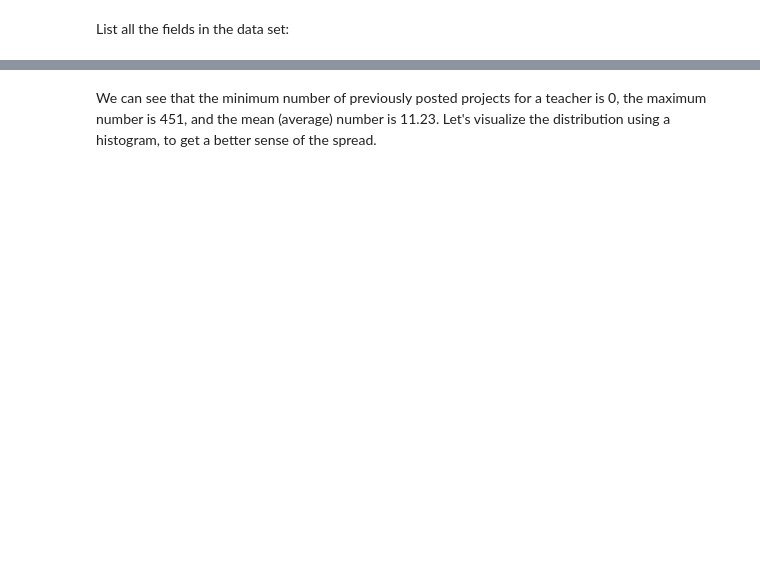
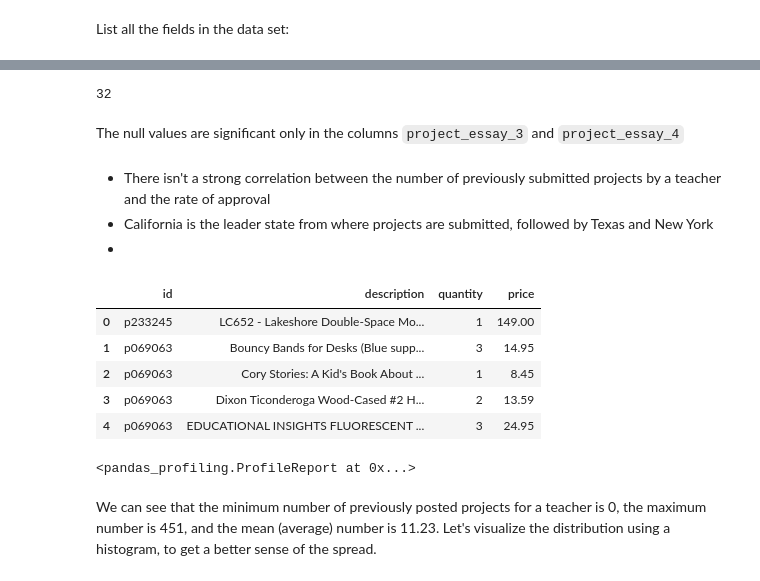
Before and after one commit to ronaldokun/Machine-Learning-Projects, a Jupyter notebook: projects/capstone/capstone.ipynb, the cells around one changed output, grey strips where cells are left out. Cells and saved outputs as stored; diff of their text form; code cells hidden in the pictures; blank space fills up the shorter version.

Commit message:
* Added Practice Projects Folder * Added Visualizations from the Submission States in Capstone * Added notebook to config colab Environment

```diff
--- a/projects/capstone/capstone.ipynb
+++ b/projects/capstone/capstone.ipynb
@@ -59 +88,35 @@ from IPython.display import display # Allows the use of display() for DataFrames
+# %%
+PATH = "data/"
+
+# Load Data
+dtype = {
+    'id': str,
+    'teacher_id': str,
+    'teacher_prefix': str,
+    'school_state': str,
+    'project_submitted_datetime': str,
+    'project_grade_category': str,
+    'project_subject_categories': str,
+    'project_subject_subcategories': str,
+    'project_title': str,
+    'project_essay_1': str,
+    'project_essay_2': str,
+    'project_essay_3': str,
+    'project_essay_4': str,
+    'project_resource_summary': str,
+    'teacher_number_of_previously_posted_projects': int,
+    'project_is_approved': np.uint8,
+}
+
+# Read data and store in DataFrame.
+train = pd.read_csv(os.path.join(PATH,'train.csv'),
+                    dtype=dtype,
+                    parse_dates = ['project_submitted_datetime'],
+                    low_memory=True)
+test = pd.read_csv(os.path.join(PATH,'test.csv'),
+                   dtype=dtype,
+                   parse_dates=['project_submitted_datetime'],
+                   low_memory=True)
+resources = pd.read_csv(os.path.join(PATH, 'resources.csv'))
+sample_submit = pd.read_csv(os.path.join(PATH, 'sample_submission.csv'))
 # %% [markdown]
@@ -125,9 +196,0 @@ When using essay data from `project_essay_1`, `project_essay_2`, `project_essay_
-# %%
-# Filepath to main training dataset.
-path = 'data/'
-
-# Read data and store in DataFrame.
-train = pd.read_csv(path+'train.csv', sep=',')
-test = pd.read_csv(path+'test.csv', sep=',')
-resources = pd.read_csv(path+'resources.csv', sep=',')
-sample_submit = pd.read_csv(path+'sample_submission.csv', sep=',')
@@ -174,0 +336,23 @@ Name: teacher_number_of_previously_posted_projects, dtype: float64
+# %%
+len(train['teacher_id'][3])
+# %% [output]
+32
+# %% [markdown]
+The null values are significant only in the columns `project_essay_3` and `project_essay_4`
+# %% [markdown]
+* There isn't a strong correlation between the number of previously submitted projects by a teacher and the rate of approval
+* California is the leader state from where projects are submitted, followed by Texas and New York
+*
+# %%
+display(resources.head())
+# %% [output]
+|  | id | description | quantity | price |
+| 0 | p233245 | LC652 - Lakeshore Double-Space Mo... | 1 | 149.00 |
+| 1 | p069063 | Bouncy Bands for Desks (Blue supp... | 3 | 14.95 |
+| 2 | p069063 | Cory Stories: A Kid's Book About ... | 1 | 8.45 |
+| 3 | p069063 | Dixon Ticonderoga Wood-Cased #2 H... | 2 | 13.59 |
+| 4 | p069063 | EDUCATIONAL INSIGHTS FLUORESCENT ... | 3 | 24.95 |
+# %%
+pp.ProfileReport(resources[['id', 'quantity', 'price']])
+# %% [output]
+<pandas_profiling.ProfileReport at 0x...>
```
Also changed, not shown: parts of 33 cells of this notebook, 5 other files.
